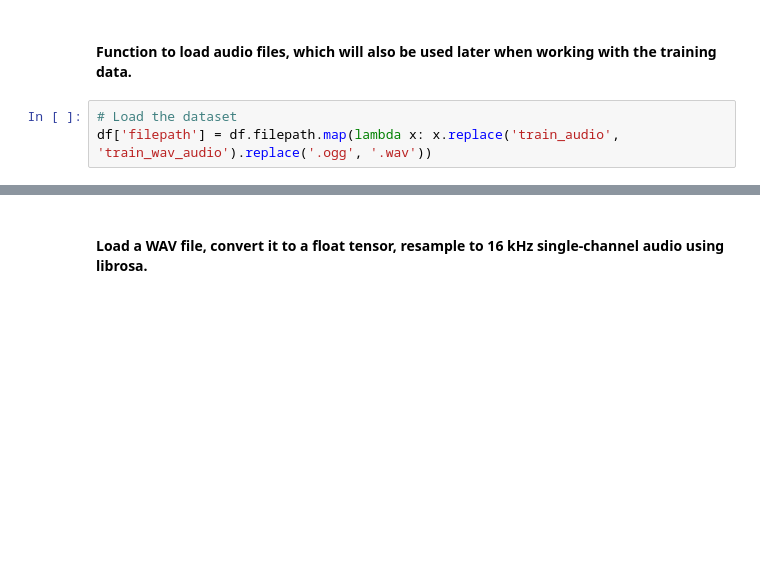
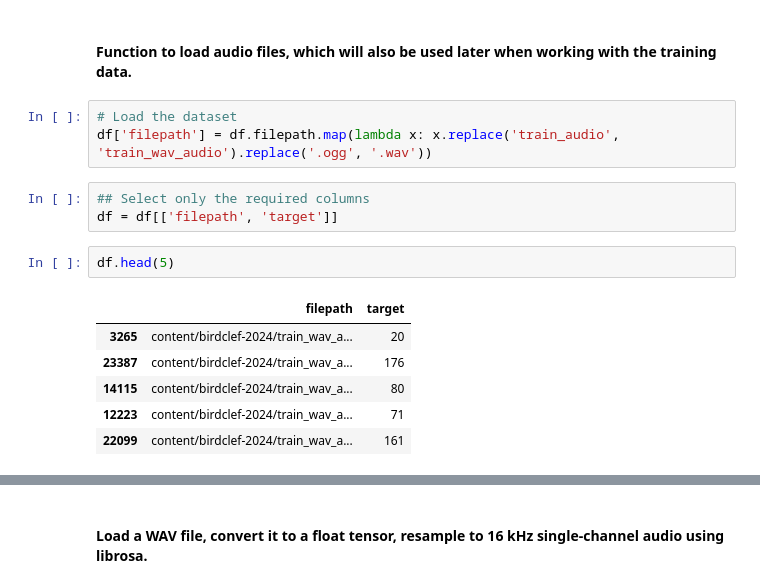
Before and after one commit to kagozi/BirdCLEF-2024, a Jupyter notebook: embedding-method.ipynb, the cells around one changed output, grey strips where cells are left out. Cells and saved outputs as stored; diff of their text form; blank space fills up the shorter version.

```diff
--- a/embedding-method.ipynb
+++ b/embedding-method.ipynb
@@ -138,3 +141,15 @@ def convert_ogg_to_wav(input_path, output_path):
 # %%
 # Load the dataset
 df['filepath'] = df.filepath.map(lambda x: x.replace('train_audio', 'train_wav_audio').replace('.ogg', '.wav'))
+# %%
+## Select only the required columns
+df = df[['filepath', 'target']]
+# %%
+df.head(5)
+# %% [output]
+|  | filepath | target |
+| 3265 | content/birdclef-2024/train_wav_a... | 20 |
+| 23387 | content/birdclef-2024/train_wav_a... | 176 |
+| 14115 | content/birdclef-2024/train_wav_a... | 80 |
+| 12223 | content/birdclef-2024/train_wav_a... | 71 |
+| 22099 | content/birdclef-2024/train_wav_a... | 161 |
```
Also changed, not shown: parts of 4 cells of this notebook, 23 other files.
